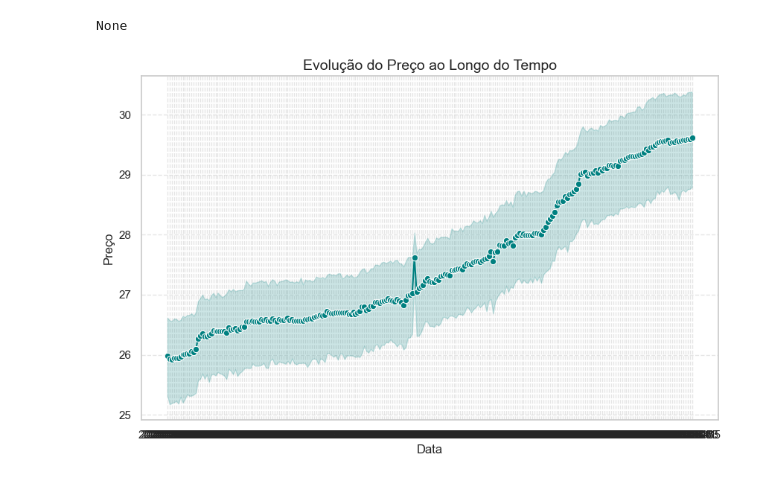
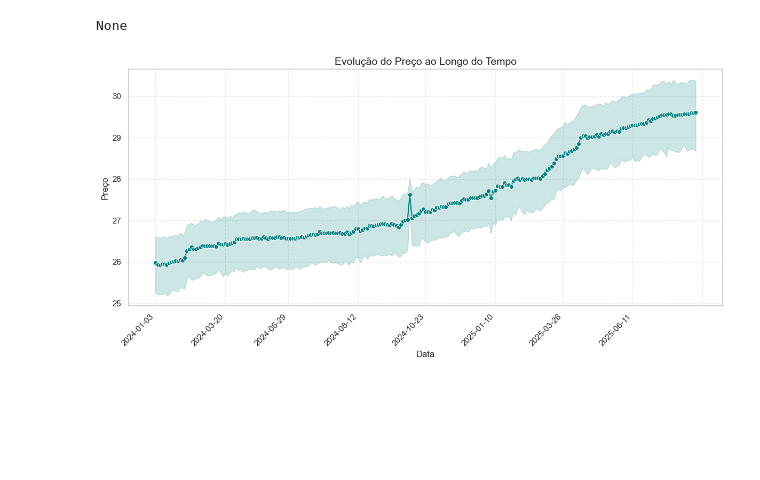
Before and after one commit to Vanessa186578/Projeto-Aplicado-I, a Jupyter notebook: notebooks/AED.ipynb, the cells around one changed output. Cells and saved outputs as stored; diff of their text form; code cells hidden in the pictures; blank space fills up the shorter version.

```diff
--- a/notebooks/AED.ipynb
+++ b/notebooks/AED.ipynb
@@ -208,16 +208,22 @@ None
 [figure]
 None
 # %%
+import matplotlib.dates as mdates
+
 df = df.sort_values('Fecha')
 
-# Cria o gráfico de linha
-plt.figure(figsize=(10,6))
+plt.figure(figsize=(12,6))
+
 sns.lineplot(data=df, x='Fecha', y='Precio', marker='o', color='teal')
+
+plt.gca().xaxis.set_major_locator(mdates.AutoDateLocator())
+plt.xticks(rotation=45, ha='right')
 
 plt.title('Evolução do Preço ao Longo do Tempo', fontsize=14)
 plt.xlabel('Data')
 plt.ylabel('Preço')
-plt.grid(True, linestyle='--', alpha=0.5)
+plt.grid(True, linestyle='--', alpha=0.4)
+plt.tight_layout()
 plt.show()
 # %% [output]
-[figure, old version]
+[figure, new version]
```
